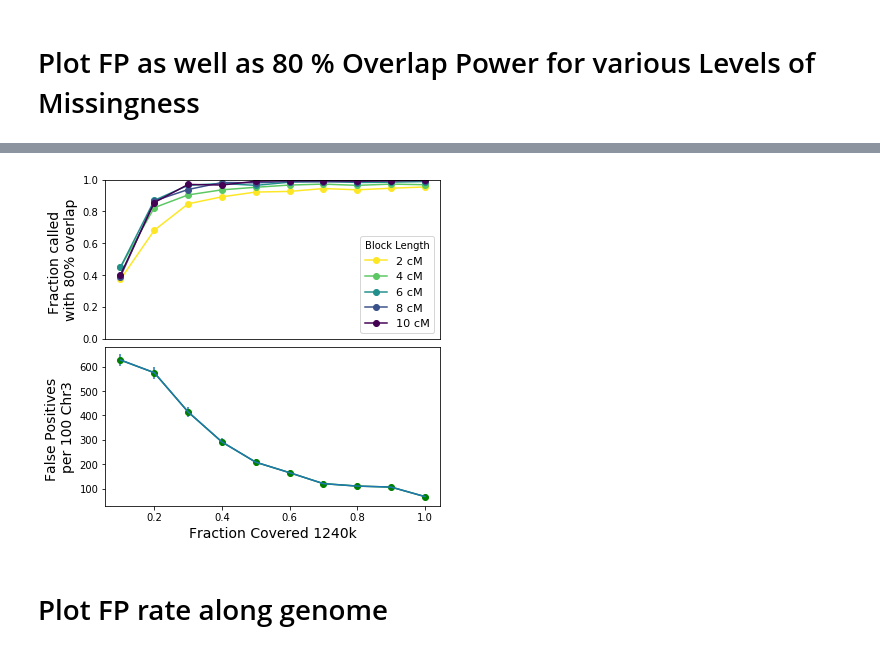
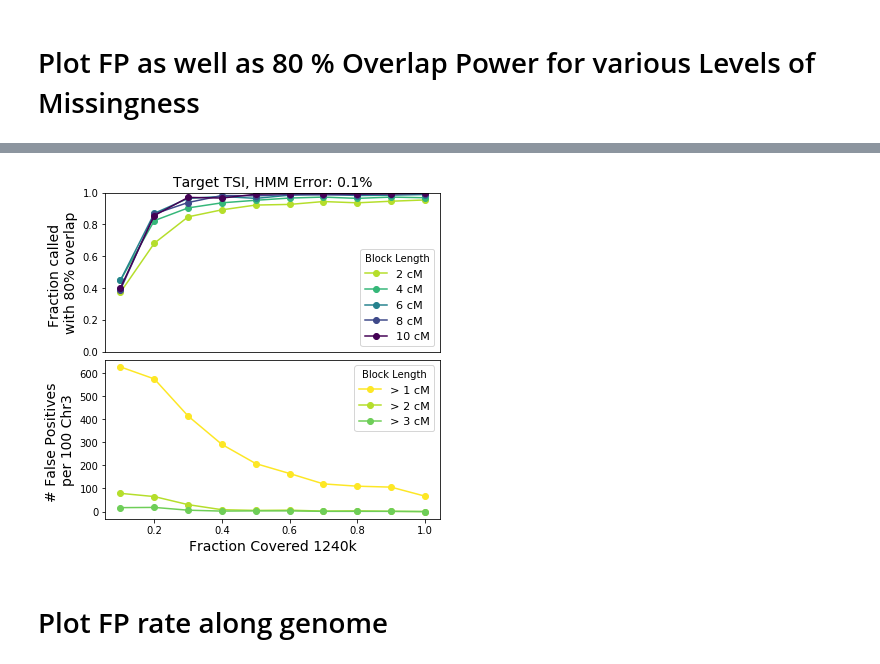
Before and after one commit to hringbauer/hapROH, a Jupyter notebook: Notebooks/Mosaic1000G_Analysis/1000G_Mosaic_analysis.ipynb, the cells around one changed output, grey strips where cells are left out. Saved outputs shown, nothing was run; the diff lists cells and outputs as text; code cells hidden in the pictures.

```diff
--- a/Notebooks/Mosaic1000G_Analysis/1000G_Mosaic_analysis.ipynb
+++ b/Notebooks/Mosaic1000G_Analysis/1000G_Mosaic_analysis.ipynb
@@ -402,7 +410,7 @@ def plot_power(bl_lens, df_call_vec1, powers, fs = 12, fs_l=12, xlim=(0,12.5), f
 # %%
 bl_lens=[2, 4, 6, 8, 10]
 #roh = Summary_ROH_Calls(mosaic_folder="./Simulated/1000G_Mosaic/TSI5/", ch=3, nr_iid = 100, blen_cm = 2, output_prefix = "ROHin100/", output=1)
-roh = Summary_ROH_Calls_Missing(mosaic_folder="./Simulated/1000G_Mosaic/CHB/", ch=3, nr_iid = 100, blen_cm = 2, output_prefix = "", output=1, missing=0.6)
+roh = Summary_ROH_Calls_Missing(mosaic_folder="./Simulated/1000G_Mosaic/CHB/", ch=3, nr_iid = 100, blen_cm = 2, output_prefix = "", output=1, missing=0.9)
 df_call_vec, df_called, power = roh.give_power_dfs(bl_lens)
 # %% [output]
 Total Nr Simulated: 500
@@ -562,7 +576,7 @@ missing_vec = np.linspace(0.1, 1.0, 10)
 m = missing_vec[1]
 
 output_prefix = "" #"ROHin50/"
-mosaic_folder = "./Simulated/1000G_Mosaic/TSI5/"
+mosaic_folder = "./Simulated/1000G_Mosaic/CHB/"
 
 bl_lens = [2, 4, 6, 8, 10]
 bl_focus = 4 ### Which Statistics to show (when needed)
@@ -603,13 +617,13 @@ Total Nr Called: 925
 # %% [markdown]
 ## Plot FP as well as Power at 80 % (4 cM) as function of error
 # %%
-def load_fp_powers_error(roh, error_vec, bl_lens):
+def load_fp_powers_error(roh, error_vec, bl_lens, pw_lens):
     """Load False Positive Rates, as well as Power Curves
     roh: The object to load ROH data
     error_vec: For which errors to load the data [e]
     bl_lens: For which Block Lengths to load the data [l]
     return: 1D array of False Positive Numbers [e], 2D array of Power [l, e]"""
-    fps = np.zeros(shape=len(error_vec), dtype="float")  # Empty Array for False positive Rate
+    fps = np.zeros(shape=(len(pw_lens), len(error_vec)), dtype="float")  # Empty Array for False positive Rate
     powers = np.zeros(shape=(len(bl_lens), len(error_vec)), dtype="float") # Empty Array for Power
 
     for i, error in enumerate(error_vec):
@@ -617,7 +631,7 @@ def load_fp_powers_error(roh, error_vec, bl_lens):
         roh.error = error
         roh.blen_cm=0  # Collect for bl 0
         df_call_fp = roh.collect_fp_df()
-        fps[i] = len(df_call_fp)
+        fps[:,i] = false_positive_nrs(df_call_fp, pw_lens)
 
         _, _, power = roh.give_power_dfs(bl_lens, min_frac)
         powers[:, i] = power
@@ -625,13 +639,14 @@ def load_fp_powers_error(roh, error_vec, bl_lens):
     print("Successfully loaded complete data!")
     return fps, powers
 
-def load_fp_powers_missing(roh, missing_vec, bl_lens):
+def load_fp_powers_missing(roh, missing_vec, bl_lens, pw_lens):
     """Load False Positive Rates, as well as Power Curves
     roh: The object to load ROH data
     error_vec: For which errors to load the data [e]
     bl_lens: For which Block Lengths to load the data [l]
+    pw_lens: For which Block Lengthss to load Nr > cutoff [l1]
     return: 1D array of False Positive Numbers [e], 2D array of Power [l, e]"""
-    fps = np.zeros(shape=len(missing_vec), dtype="float")  # Empty Array for False positive Rate
+    fps = np.zeros(shape=(len(pw_lens), len(missing_vec)), dtype="float")  # Empty Array for False positive Rate
     powers = np.zeros(shape=(len(bl_lens), len(missing_vec)), dtype="float") # Empty Array for Power
 
     for i, m in enumerate(missing_vec):
@@ -640,7 +655,7 @@ def load_fp_powers_missing(roh, missing_vec, bl_lens):
         roh.blen_cm=0  # Collect for bl 0
 
         df_call_fp = roh.collect_fp_df()
-        fps[i] = len(df_call_fp)
+        fps[:,i] = false_positive_nrs(df_call_fp, pw_lens)
 
         _, _, power = roh.give_power_dfs(bl_lens, min_frac)
         powers[:, i] = power
@@ -649,17 +664,22 @@ def load_fp_powers_missing(roh, missing_vec, bl_lens):
     return fps, powers
 
 
-def plot_fp_power_errors(error_vec, bl_lens, fps, power, title="", savepath="", xlabel="Error Rate Target", xscale="log"):
+def plot_fp_power_errors(error_vec, pw_lens, bl_lens, fps, power,
+                         title="", savepath="", xlabel="Error Rate Target", xscale="log"):
     """Plot False Positive rates as well as power against different error rates
     error_vec: Vector of Errors
     fps: List of false positive Call Numbers
-    power: List of power fractions"""
+    power: List of power fractions
+    pw_lens: Lengths of the Power Cutoffs
+    bl_lens: Lengths of Blocks simulated for power testing"""
     fs = 14
     figsize = (6,6)
 
     ### Set the Colors
     cmap = cm.get_cmap("viridis_r")
-    colors = [cmap(x) for x in np.linspace(0,1, len(bl_lens))]
+    norm = plt.Normalize(1, np.max(bl_lens)) # Do the normalization
+    colors = [cmap(norm(x)) for x in bl_lens]
+    colors1 = [cmap(norm(x)) for x in pw_lens]
 
 
     plt.figure(figsize=figsize)
@@ -678,11 +698,13 @@ def plot_fp_power_errors(error_vec, bl_lens, fps, power, title="", savepath="",
     ax.set_ylim([0,1])
     ax.legend(loc = "lower right", title="Block Length", fontsize=fs*0.8)
 
-    ax1.plot(error_vec, fps, "go-")
-    ax1.errorbar(error_vec, fps, yerr=np.sqrt(fps))
-    ax1.set_ylabel("False Positives \nper 100 Chr3", fontsize=fs)
+    for i in range(len(pw_lens)):
+        ax1.plot(error_vec, fps[i,:], "o-", color = colors1[i], label = f"> {pw_lens[i]} cM")
+        #ax1.errorbar(error_vec, fps[i,:], yerr=np.sqrt(fps[i,:]))
+    ax1.set_ylabel("# False Positives \nper 100 Chr3", fontsize=fs)
     ax1.set_xscale(xscale)
     ax1.set_xlabel(xlabel, fontsize=fs)
+    ax1.legend(loc = "upper right", title="Block Length", fontsize=fs*0.8)
 
 
     if len(title)>0:  # Set Title if given
@@ -726,15 +748,17 @@ plot_fp_power_errors(error_vec, bl_lens, fps, power, title="HMM Error Rate: 1%",
 %%time
 ### Load the Data
 missing_vec = np.linspace(0.1, 1.0, 10)
+#missing_vec = [0.1, 0.2]
 output_prefix = "" # "e01/"
-mosaic_folder = "./Simulated/1000G_Mosaic/TSI5/"
+mosaic_folder = "./Simulated/1000G_Mosaic/TSI5/"  #TSI5 CHB
 bl_lens = [2, 4, 6, 8, 10]
+pw_lens = [1, 2, 3]
 ch=3
 n=100
 min_frac = 0.8 ### Minimum Fraction for Blocks to be called
 
 roh = Summary_ROH_Calls_Missing(mosaic_folder=mosaic_folder, ch=ch, nr_iid = nr_iid, blen_cm = 0, output_prefix = output_prefix, output=0)
-fps, power = load_fp_powers_missing(roh, missing_vec, bl_lens)
+fps, powers = load_fp_powers_missing(roh, missing_vec, bl_lens, pw_lens)
 # %% [output]
 Loading data for Missing: 0.1000
 Loading data for Missing: 0.2000
@@ -752,3 +776,4 @@ Wall time: 4min 2s
 # %%
-plot_fp_power_errors(missing_vec, bl_lens, fps, power, title="", savepath="./figures_test/missing_1_powerfp.pdf", xlabel="Fraction Covered 1240k", xscale="linear")   #"./figures_test/hmm_error_rate001_powerfp.pdf"
+plot_fp_power_errors(missing_vec, pw_lens, bl_lens, fps, powers, title="Target TSI, HMM Error: 0.1%", savepath="./figures_test/missing_01_powerfp_TSI.pdf",
+                     xlabel="Fraction Covered 1240k", xscale="linear")   # "./figures_test/missing_01_powerfp_CHB.pdf"
 # %% [output]
@@ -756,4 +781,4 @@ Successfully saved to ./figures_test/missing_1_powerfp.pdf
-[figure, old version]
+[figure, new version]
 # %% [markdown]
 # Plot FP rate along genome
 # %%
```
Also changed, not shown: parts of 9 cells of this notebook, 3 other files.
